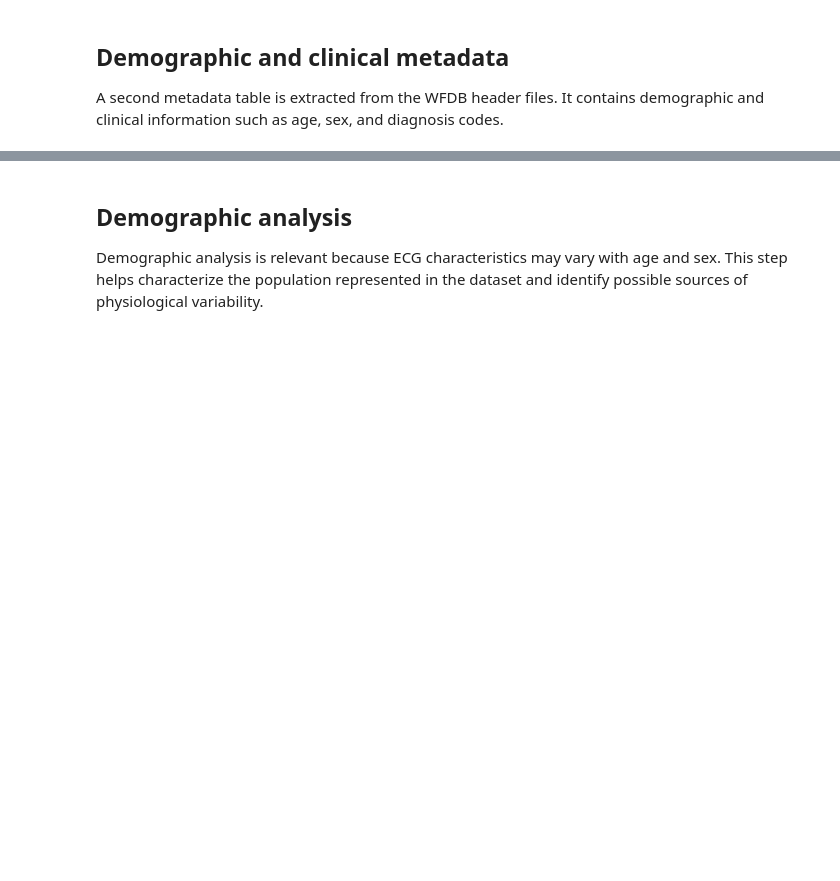
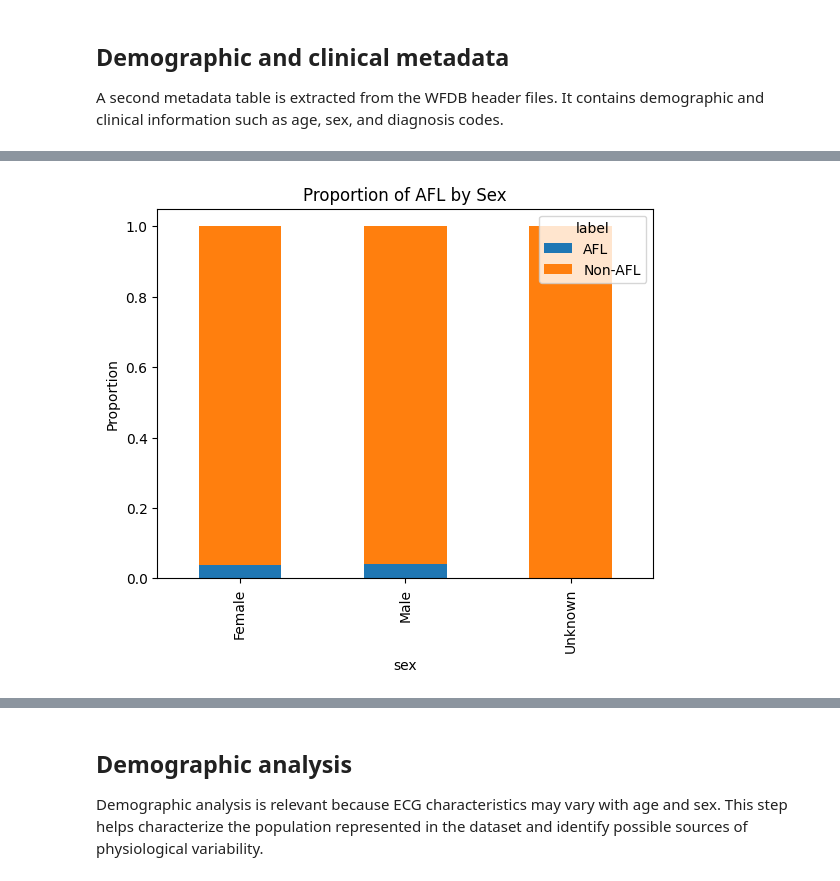
Before and after one commit to tjpoa/ecg-privacy, a Jupyter notebook: notebooks/01_data_understanding.ipynb, the cells around one changed output, grey strips where cells are left out. Drawn from its saved outputs; the diff is of its cells as text; code cells hidden in the pictures; blank space fills up the shorter version.

```diff
--- a/notebooks/01_data_understanding.ipynb
+++ b/notebooks/01_data_understanding.ipynb
@@ -202,0 +251,8 @@ plt.show()
+# %%
+sex_class_pct = pd.crosstab(
+    demo_df["sex"],
+    demo_df["label"],
+    normalize="index"
+)
+
+sex_class_pct
@@ -202,0 +265,8 @@ plt.show()
+# %%
+sex_class_pct.plot(kind="bar", stacked=True)
+
+plt.title("Proportion of AFL by Sex")
+plt.ylabel("Proportion")
+plt.show()
+# %% [output]
+[figure, added]
```
Also changed, not shown: parts of 17 cells of this notebook.
